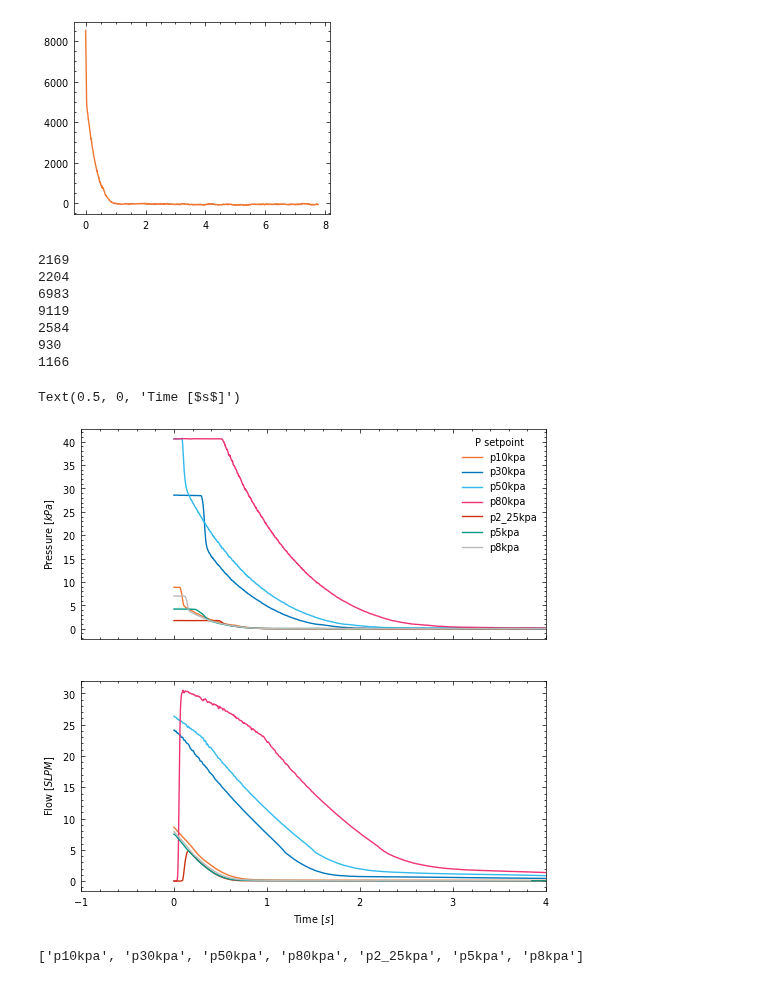
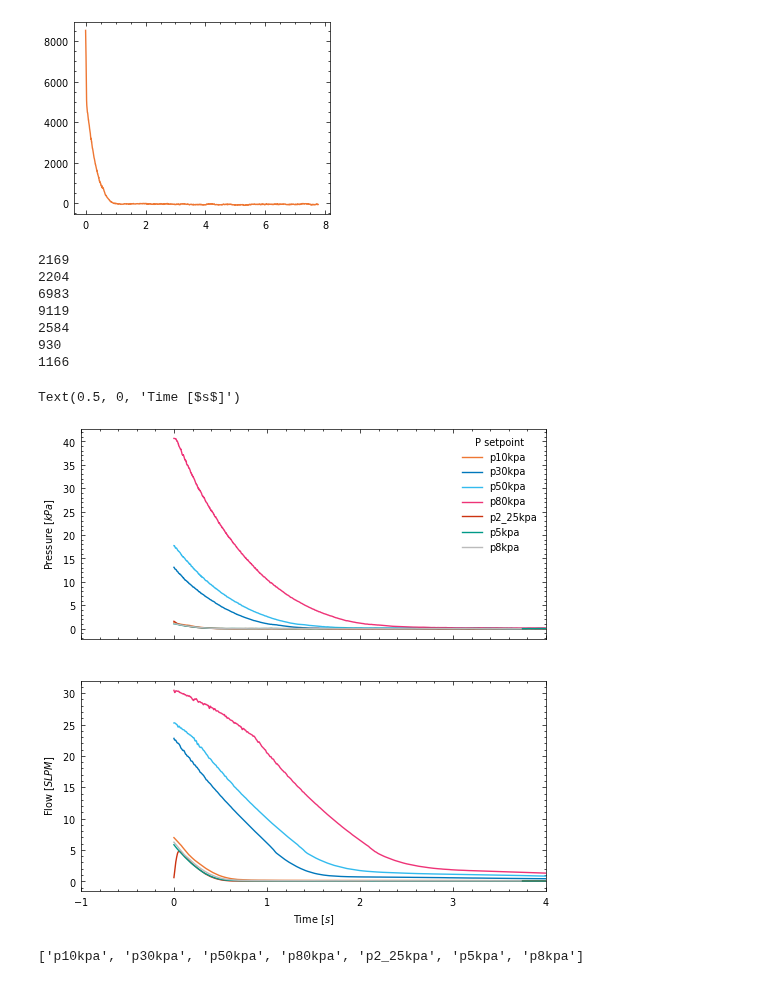
Before and after one commit to Olviel/Thermal_Soft_Robotics, a Jupyter notebook: Thermal_actuation/Experimental/Fluidic/Pressure_flow_plastic_bottle/main.ipynb, the cells around one changed output. Saved outputs shown, nothing was run; the diff lists cells and outputs as text; code cells hidden in the pictures.

```diff
--- a/Thermal_actuation/Experimental/Fluidic/Pressure_flow_plastic_bottle/main.ipynb
+++ b/Thermal_actuation/Experimental/Fluidic/Pressure_flow_plastic_bottle/main.ipynb
@@ -93,31 +93,31 @@ plt.plot(data[0][0]['Time'][:-indices[0][0]],data[0][0]['SSCDP05-3'][indices[0][
 # %%
 f, (ax1, ax2) = plt.subplots(2, 1, sharex=True,figsize=(6,6))
 indices = []
 for i in range(len(data[0])):
     treshold=100
     difference=np.diff(data[0][i]['SSCDP05-3'])
     indices.append(np.argmax(difference))
     print(indices[-1])
 
-    ax1.plot(data[0][i]['Time'][:-(indices[i]-600)],data[0][i]['SSCDP05-3'][(indices[i]-600):]/1000,label=data[1]['Samplename'][i])
-    ax2.plot(data[0][i]['Time'][:-(indices[i]-200)],data[0][i]['AWM20-12'][(indices[i]-200):],label=data[1]['Samplename'][i])
+    ax1.plot(data[0][i]['Time'][:-(indices[i]-100)],data[0][i]['SSCDP05-3'][(indices[i]-100):]/1000,label=data[1]['Samplename'][i])
+    ax2.plot(data[0][i]['Time'][:-(indices[i]-100)],data[0][i]['AWM20-12'][(indices[i]-100):],label=data[1]['Samplename'][i])
     #plt.plot(data[0][i]['Time'],data[0][i]['SSCDP05-3'],label = data[1]['Samplename'][i])
 
 ax2.set_ylabel('Flow [$SLPM$]')
 ax1.set_ylabel('Pressure [$kPa$]')
 plt.xlim(-1,4)
 ax1.legend(title='P setpoint')
 ax2.set_xlabel('Time [$s$]')
 # %% [output]
 2169
 2204
 6983
 9119
 2584
 930
 1166
 Text(0.5, 0, 'Time [$s$]')
-[figure, old version]
+[figure, new version]
 # %%
 data[1]['Samplename']
 # %% [output]
```
Also changed, not shown: parts of 2 cells of this notebook, 1 other file.
